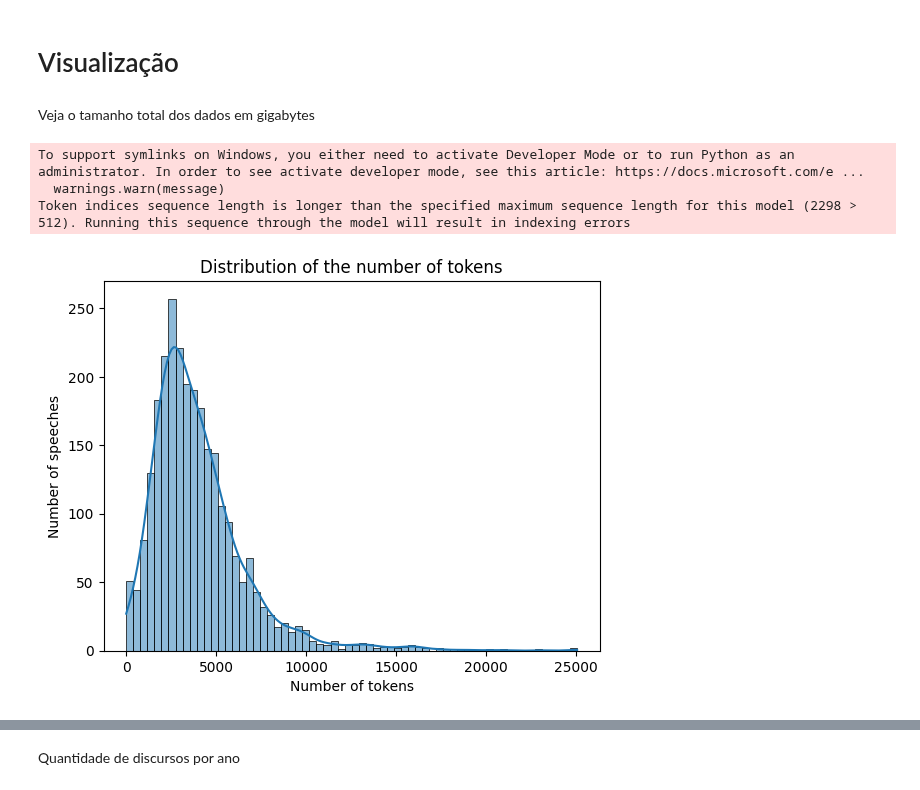
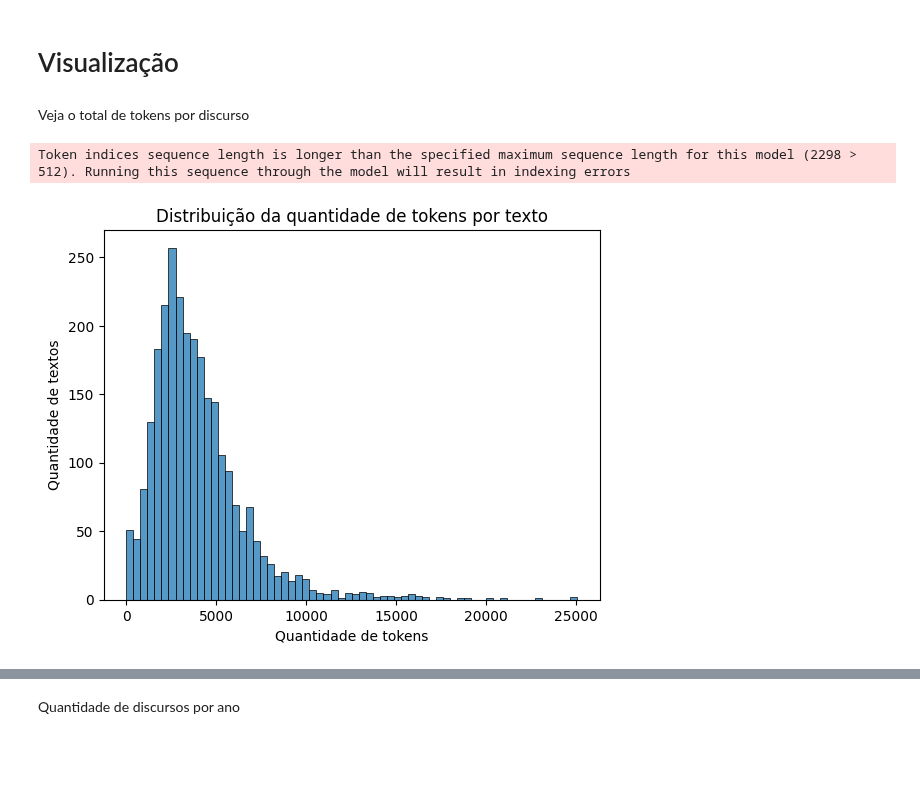
Before and after one commit to LaviniaSD/NPL---SPX, a Jupyter notebook: analise_exploratoria.ipynb, the cells around one changed output, grey strips where cells are left out. Drawn from its saved outputs; the diff is of its cells as text; code cells hidden in the pictures; blank space fills up the shorter version.

```diff
--- a/analise_exploratoria.ipynb
+++ b/analise_exploratoria.ipynb
@@ -57,19 +58,17 @@ data['subtitle'] = data['subtitle'].astype(str)
 data['contents'] = data['contents'].astype(str)
 # %% [markdown]
 # Visualização
-# %% [markdown]
-Veja o tamanho total dos dados em gigabytes
+# %% [markdown]
+Veja o total de tokens por discurso
 # %%
 # Tokenize each text and plot the distribution of the number of tokens
 tokenizer = BertTokenizer.from_pretrained("ProsusAI/finbert")
 data['tokens'] = data['contents'].apply(lambda x: len(tokenizer.encode(x)))
-sns.histplot(data['tokens'], kde=True)
-plt.xlabel('Number of tokens')
-plt.ylabel('Number of speeches')
-plt.title('Distribution of the number of tokens')
+sns.histplot(data['tokens'])
+plt.xlabel('Quantidade de tokens')
+plt.ylabel('Quantidade de textos')
+plt.title('Distribuição da quantidade de tokens por texto')
 plt.show()
 # %% [output]
-To support symlinks on Windows, you either need to activate Developer Mode or to run Python as an administrator. In order to see activate developer mode, see this article: https://docs.microsoft.com/e ...
-  warnings.warn(message)
 Token indices sequence length is longer than the specified maximum sequence length for this model (2298 > 512). Running this sequence through the model will result in indexing errors
-[figure, old version]
+[figure, new version]
```
Also changed, not shown: parts of 10 cells of this notebook.
